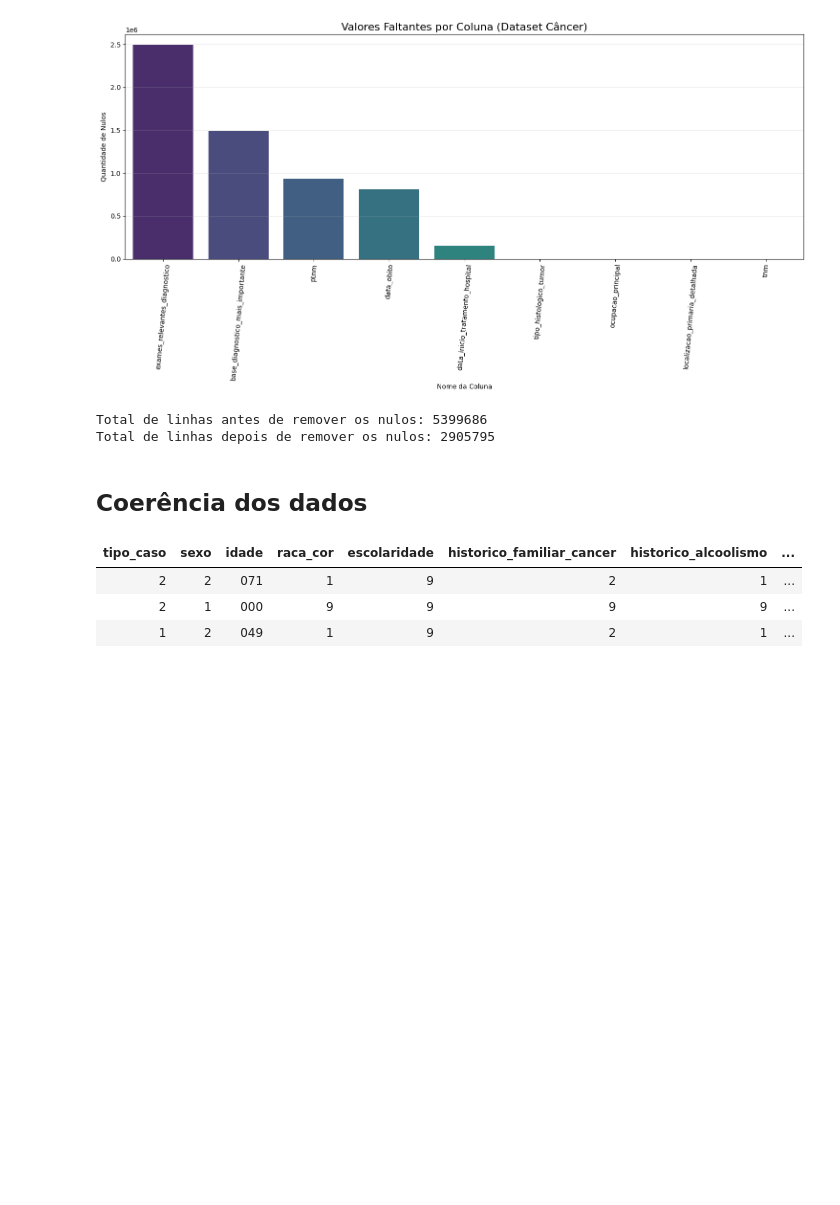
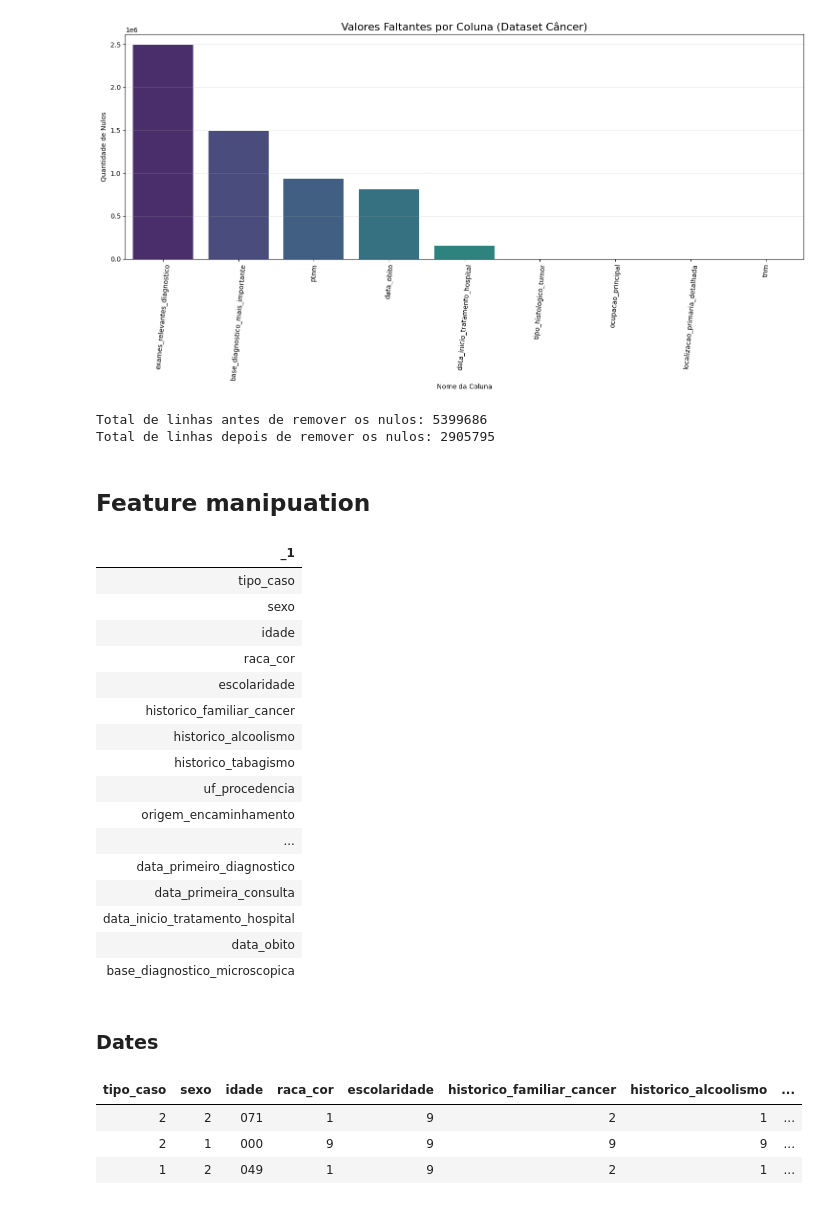
Before and after one commit to Data-Squad-ML/cancer_survival_prediction, a Jupyter notebook: src/cancer_brasil.ipynb, the cells around one changed output. Saved outputs shown, nothing was run; the diff lists cells and outputs as text; code cells hidden in the pictures; blank space fills up the shorter version.

```diff
--- a/src/cancer_brasil.ipynb
+++ b/src/cancer_brasil.ipynb
@@ -166,10 +166,44 @@ Total de linhas depois de remover os nulos: 2905795
 # %%
 # Salvar dados
 df.write.mode("overwrite").option("overwriteSchema", "True").saveAsTable("after_nan_table")
-# %% [markdown]
-## Coerência dos dados
+# %% [markdown]
+## Feature manipuation
 # %%
 df = spark.table("after_nan_table")
+# %%
+cols_left = df.columns
+
+def clean_columns(*args):
+    if args is not None:
+        for col in args:
+            cols_left.remove(col)
+    display(cols_left)
+
+    if len(cols_left) == 0:
+        print("Não há mais colunas para limpar!")
+    return
+
+clean_columns()
+# %% [output]
+| _1 |
+| tipo_caso |
+| sexo |
+| idade |
+| raca_cor |
+| escolaridade |
+| historico_familiar_cancer |
+| historico_alcoolismo |
+| historico_tabagismo |
+| uf_procedencia |
+| origem_encaminhamento |
+| ... |
+| data_primeiro_diagnostico |
+| data_primeira_consulta |
+| data_inicio_tratamento_hospital |
+| data_obito |
+| base_diagnostico_microscopica |
+# %% [markdown]
+### Dates
 # %%
 # Transformar datas em formato de data spark
 date_cols = [
```
Also changed, not shown: parts of 14 cells of this notebook.
